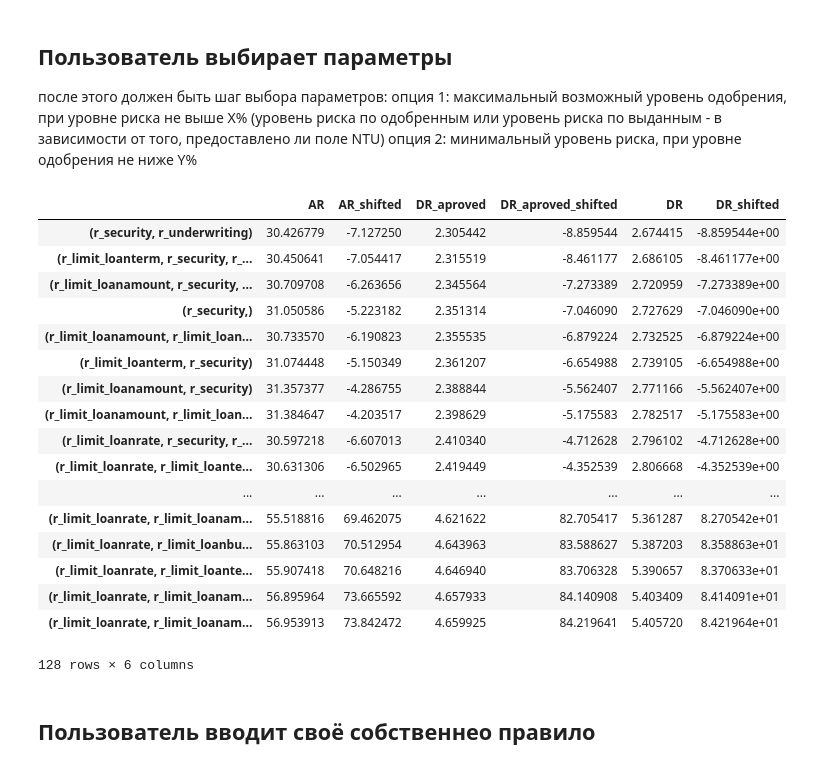
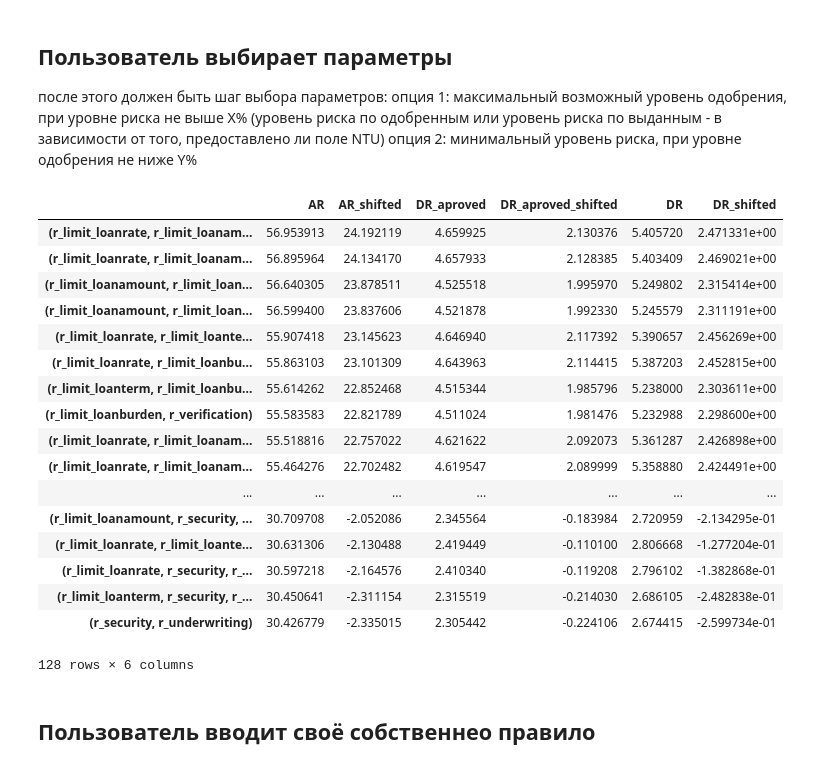
Before and after one commit to Sophia-team/datapy, a Jupyter notebook: Role and Type Selector.ipynb, the cells around one changed output. Cells and saved outputs as stored; diff of their text form; code cells hidden in the pictures.

```diff
--- a/Role and Type Selector.ipynb
+++ b/Role and Type Selector.ipynb
@@ -121,7 +123,7 @@ elapsed = end - start
 # %%
 #поиск комбинаций по параметрам
 # 1: максимальный возможный уровень одобрения, при уровне риска не выше X% (уровень риска по одобренным
-param_max_dr=50
+param_max_dr=15
 optimized_by_dr=server.optimize_rules_dr(param_max_dr)
 dr = pd.DataFrame(optimized_by_dr)
 
@@ -129,27 +131,27 @@ dr = pd.DataFrame(optimized_by_dr)
 param_min_ar=10
 optimized_by_ar=server.optimize_rules_ar(param_min_ar)
 ar = pd.DataFrame(optimized_by_ar)
-# %%
-ar
-# %% [output]
-|  | AR | AR_shifted | DR_aproved | DR_aproved_shifted | DR | DR_shifted |
-| (r_security, r_underwriting) | 30.426779 | -7.127250 | 2.305442 | -8.859544 | 2.674415 | -8.859544e+00 |
-| (r_limit_loanterm, r_security, r_... | 30.450641 | -7.054417 | 2.315519 | -8.461177 | 2.686105 | -8.461177e+00 |
-| (r_limit_loanamount, r_security, ... | 30.709708 | -6.263656 | 2.345564 | -7.273389 | 2.720959 | -7.273389e+00 |
-| (r_security,) | 31.050586 | -5.223182 | 2.351314 | -7.046090 | 2.727629 | -7.046090e+00 |
-| (r_limit_loanamount, r_limit_loan... | 30.733570 | -6.190823 | 2.355535 | -6.879224 | 2.732525 | -6.879224e+00 |
-| (r_limit_loanterm, r_security) | 31.074448 | -5.150349 | 2.361207 | -6.654988 | 2.739105 | -6.654988e+00 |
-| (r_limit_loanamount, r_security) | 31.357377 | -4.286755 | 2.388844 | -5.562407 | 2.771166 | -5.562407e+00 |
-| (r_limit_loanamount, r_limit_loan... | 31.384647 | -4.203517 | 2.398629 | -5.175583 | 2.782517 | -5.175583e+00 |
-| (r_limit_loanrate, r_security, r_... | 30.597218 | -6.607013 | 2.410340 | -4.712628 | 2.796102 | -4.712628e+00 |
-| (r_limit_loanrate, r_limit_loante... | 30.631306 | -6.502965 | 2.419449 | -4.352539 | 2.806668 | -4.352539e+00 |
-| ... | ... | ... | ... | ... | ... | ... |
-| (r_limit_loanrate, r_limit_loanam... | 55.518816 | 69.462075 | 4.621622 | 82.705417 | 5.361287 | 8.270542e+01 |
-| (r_limit_loanrate, r_limit_loanbu... | 55.863103 | 70.512954 | 4.643963 | 83.588627 | 5.387203 | 8.358863e+01 |
-| (r_limit_loanrate, r_limit_loante... | 55.907418 | 70.648216 | 4.646940 | 83.706328 | 5.390657 | 8.370633e+01 |
-| (r_limit_loanrate, r_limit_loanam... | 56.895964 | 73.665592 | 4.657933 | 84.140908 | 5.403409 | 8.414091e+01 |
-| (r_limit_loanrate, r_limit_loanam... | 56.953913 | 73.842472 | 4.659925 | 84.219641 | 5.405720 | 8.421964e+01 |
-128 rows × 6 columns
+# %%
+dr
+# %% [output]
+|  | AR | AR_shifted | DR_aproved | DR_aproved_shifted | DR | DR_shifted |
+| (r_limit_loanrate, r_limit_loanam... | 56.953913 | 24.192119 | 4.659925 | 2.130376 | 5.405720 | 2.471331e+00 |
+| (r_limit_loanrate, r_limit_loanam... | 56.895964 | 24.134170 | 4.657933 | 2.128385 | 5.403409 | 2.469021e+00 |
+| (r_limit_loanamount, r_limit_loan... | 56.640305 | 23.878511 | 4.525518 | 1.995970 | 5.249802 | 2.315414e+00 |
+| (r_limit_loanamount, r_limit_loan... | 56.599400 | 23.837606 | 4.521878 | 1.992330 | 5.245579 | 2.311191e+00 |
+| (r_limit_loanrate, r_limit_loante... | 55.907418 | 23.145623 | 4.646940 | 2.117392 | 5.390657 | 2.456269e+00 |
+| (r_limit_loanrate, r_limit_loanbu... | 55.863103 | 23.101309 | 4.643963 | 2.114415 | 5.387203 | 2.452815e+00 |
+| (r_limit_loanterm, r_limit_loanbu... | 55.614262 | 22.852468 | 4.515344 | 1.985796 | 5.238000 | 2.303611e+00 |
+| (r_limit_loanburden, r_verification) | 55.583583 | 22.821789 | 4.511024 | 1.981476 | 5.232988 | 2.298600e+00 |
+| (r_limit_loanrate, r_limit_loanam... | 55.518816 | 22.757022 | 4.621622 | 2.092073 | 5.361287 | 2.426898e+00 |
+| (r_limit_loanrate, r_limit_loanam... | 55.464276 | 22.702482 | 4.619547 | 2.089999 | 5.358880 | 2.424491e+00 |
+| ... | ... | ... | ... | ... | ... | ... |
+| (r_limit_loanamount, r_security, ... | 30.709708 | -2.052086 | 2.345564 | -0.183984 | 2.720959 | -2.134295e-01 |
+| (r_limit_loanrate, r_limit_loante... | 30.631306 | -2.130488 | 2.419449 | -0.110100 | 2.806668 | -1.277204e-01 |
+| (r_limit_loanrate, r_security, r_... | 30.597218 | -2.164576 | 2.410340 | -0.119208 | 2.796102 | -1.382868e-01 |
+| (r_limit_loanterm, r_security, r_... | 30.450641 | -2.311154 | 2.315519 | -0.214030 | 2.686105 | -2.482838e-01 |
+| (r_security, r_underwriting) | 30.426779 | -2.335015 | 2.305442 | -0.224106 | 2.674415 | -2.599734e-01 |
+128 rows × 6 columns
 # %% [markdown]
 ## Пользователь вводит своё собственнео правило
 # %%
```
Also changed, not shown: parts of 7 cells of this notebook, 1 other file.
